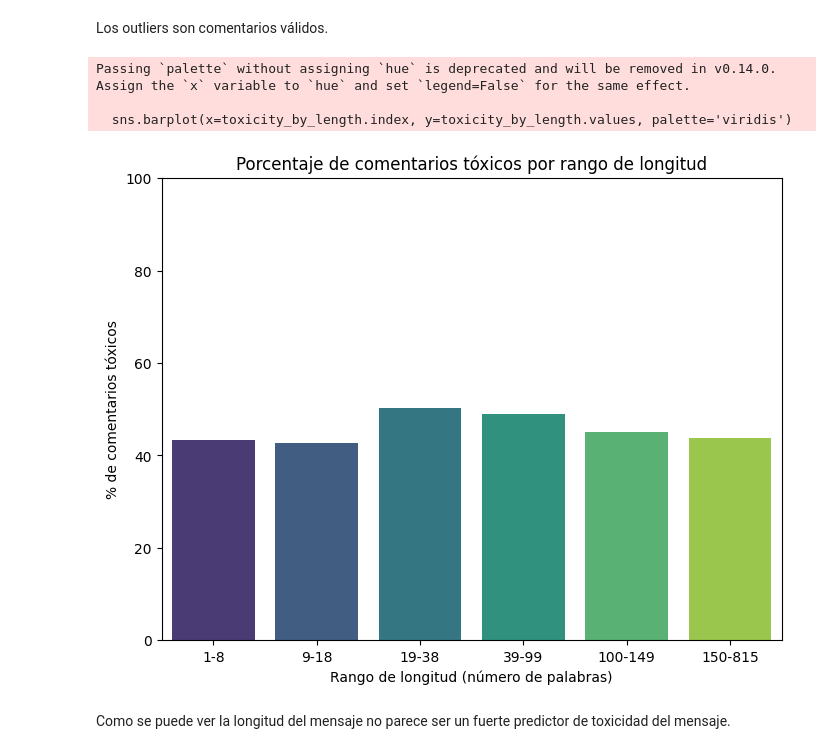
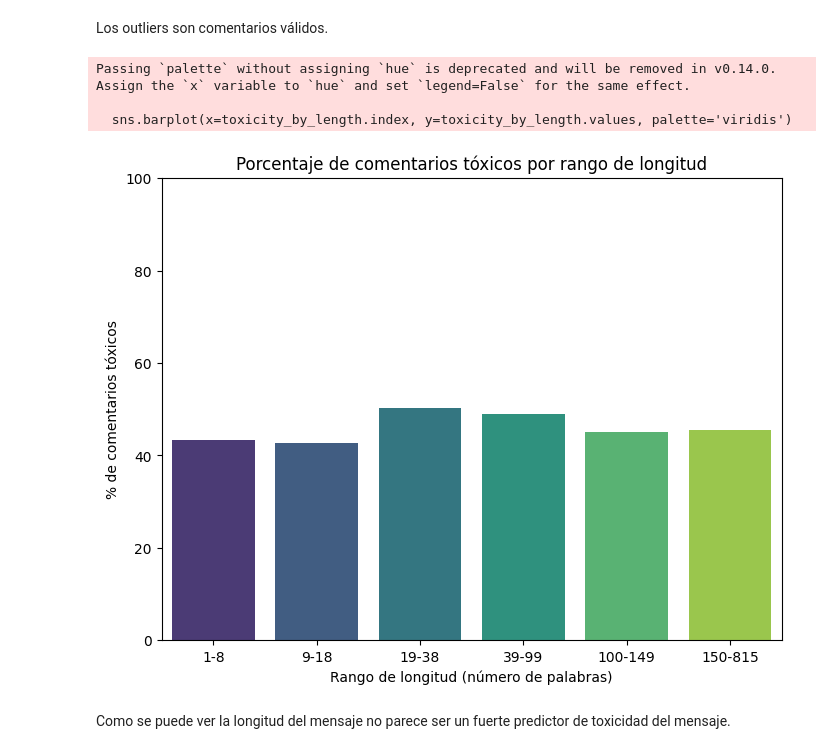
Before and after one commit to Bootcamp-IA-P4/nlp_grupo_5_proyecto_10, a Jupyter notebook: notebooks/EDA_NLP_sentimental.ipynb, the cells around one changed output. Cells and saved outputs as stored; diff of their text form; code cells hidden in the pictures.

```diff
--- a/notebooks/EDA_NLP_sentimental.ipynb
+++ b/notebooks/EDA_NLP_sentimental.ipynb
@@ -282,29 +281,29 @@ print(long_comments)
 Los outliers son comentarios válidos.
 # %%
 # Definir los bins para los rangos de longitud
-bins = [0, 9, 19, 39, 100, 150, 815]
+bins = [0, 9, 19, 39, 100, 150, 816]
 labels = ['1-8', '9-18', '19-38', '39-99', '100-149', '150-815']
 
 # Crear una nueva columna con el rango de longitud
 df['length_range'] = pd.cut(df['comment_length'], bins=bins, labels=labels, right=False)
 
 # Agrupar por rango y calcular porcentaje de tóxicos
 toxicity_by_length = df.groupby('length_range')['IsToxic'].mean() * 100
 
 # Crear gráfica de barras
 plt.figure(figsize=(8,6))
 sns.barplot(x=toxicity_by_length.index, y=toxicity_by_length.values, palette='viridis')
 
 plt.title('Porcentaje de comentarios tóxicos por rango de longitud')
 plt.xlabel('Rango de longitud (número de palabras)')
 plt.ylabel('% de comentarios tóxicos')
 plt.ylim(0, 100)
 plt.show()
 # %% [output]
 Passing `palette` without assigning `hue` is deprecated and will be removed in v0.14.0. Assign the `x` variable to `hue` and set `legend=False` for the same effect.
 
   sns.barplot(x=toxicity_by_length.index, y=toxicity_by_length.values, palette='viridis')
-[figure, old version]
+[figure, new version]
 # %% [markdown]
 Como se puede ver la longitud del mensaje no parece ser un fuerte predictor de toxicidad del mensaje.
 # %% [markdown]
```
Also changed, not shown: parts of 2 cells of this notebook.
